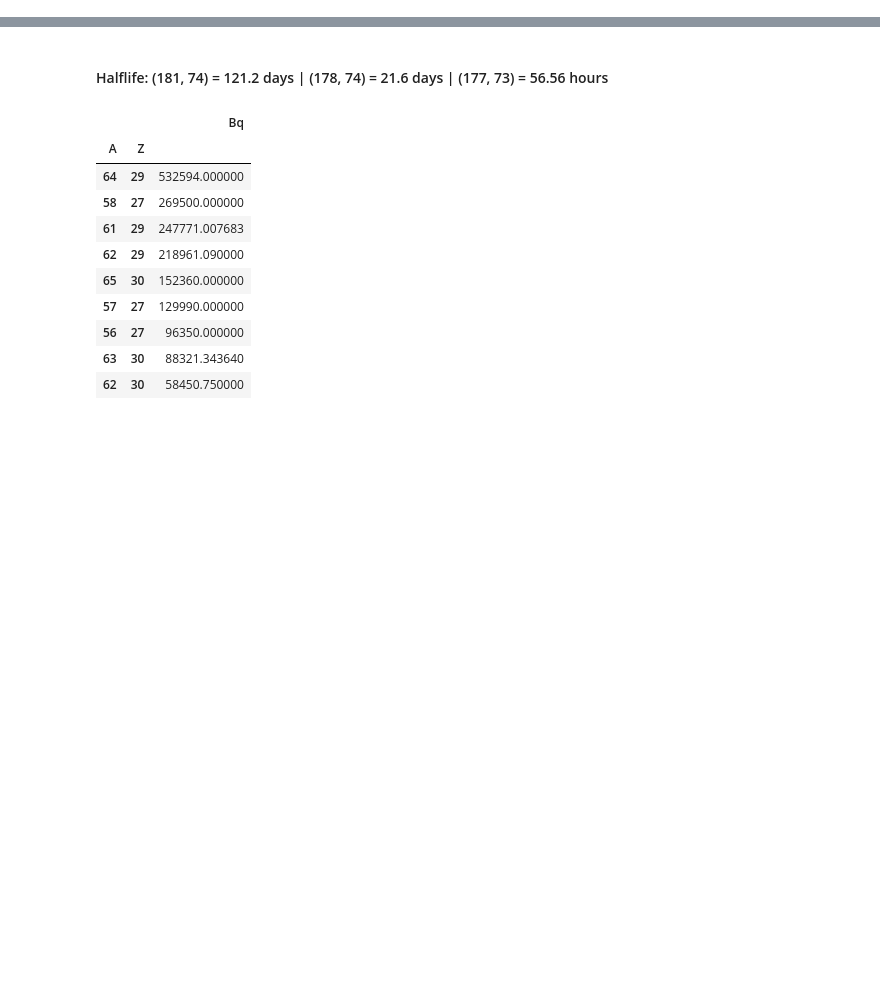
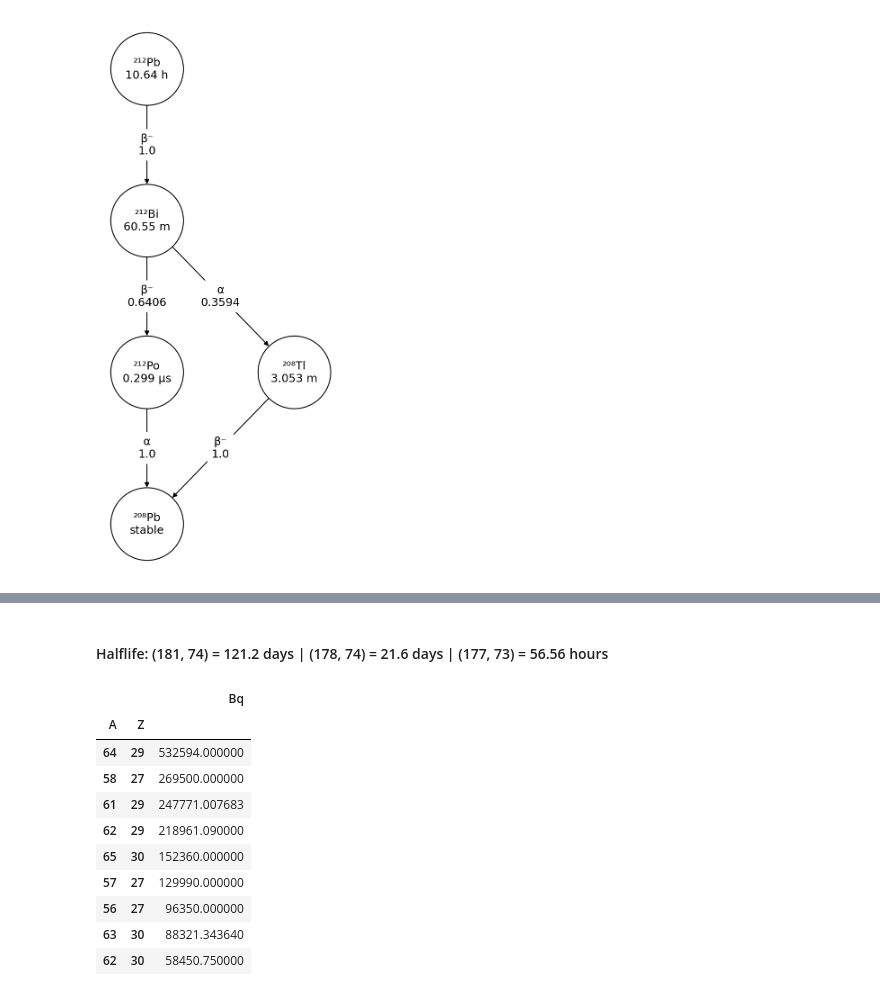
Before and after one commit to sewerininc/fluka_simulations, a Jupyter notebook: python_notebook/first test.ipynb, the cells around one changed output, grey strips where cells are left out. Drawn from its saved outputs; the diff is of its cells as text; code cells hidden in the pictures; blank space fills up the shorter version.

```diff
--- a/python_notebook/first test.ipynb
+++ b/python_notebook/first test.ipynb
@@ -315,0 +450,4 @@ plot_spec(tungsten1p27_paths, ["178", "7"], ["73", "4"], ylog=False)
+# %%
+plot_brach(212, 82)
+# %% [output]
+[figure, added]
```
Also changed, not shown: parts of 36 cells of this notebook, 1 other file.
